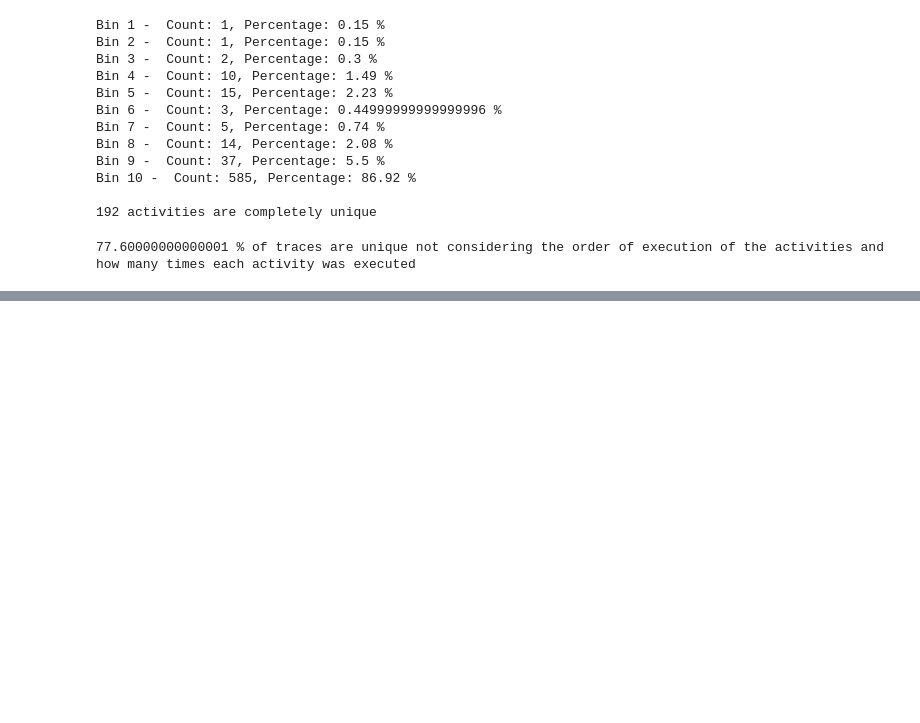
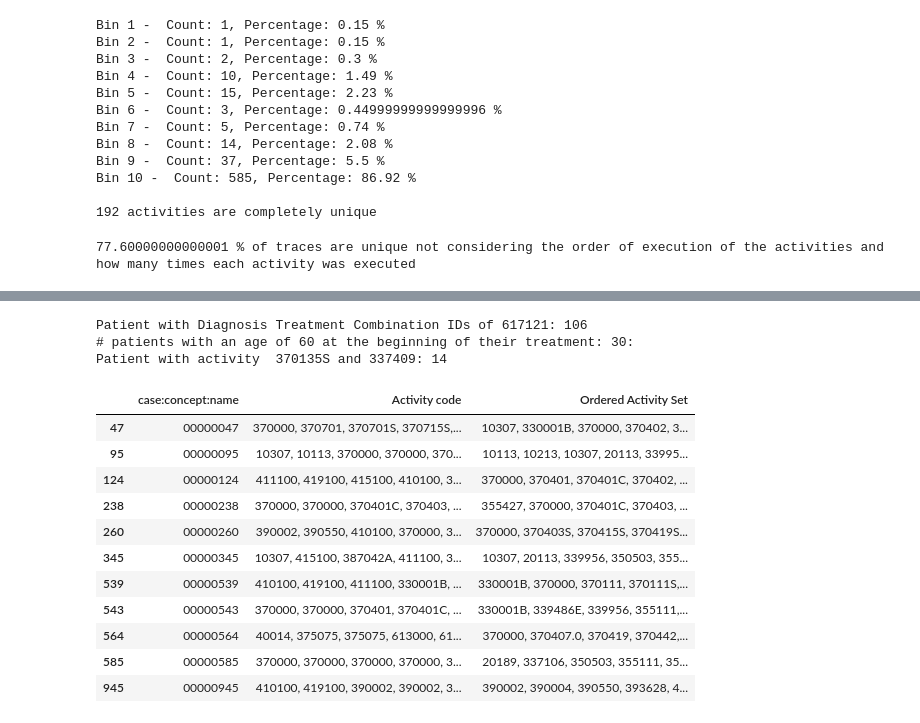
Before and after one commit to fahaerte/privacy_confidentiality_in_process_mining, a Jupyter notebook: Hospital_Log_Analysis.ipynb, the cells around one changed output, grey strips where cells are left out. Cells and saved outputs as stored; diff of their text form; code cells hidden in the pictures; blank space fills up the shorter version.

```diff
--- a/Hospital_Log_Analysis.ipynb
+++ b/Hospital_Log_Analysis.ipynb
@@ -364,0 +372,30 @@ case:concept:name
+# %%
+# Examples of linkage attacks
+age = 60
+diag_teat_combi_id = "617121"
+patient_identified_by_diag_treat_combi_id = event_log_case_specific[event_log_case_specific['Diagnosis Treatment Combination IDs'].str.contains(diag_teat_combi_id)].index.values[0]
+act_1 = '370135S'
+act_2 = '337409'
+patient_identified_by_activities = df_activites_per_case[df_activites_per_case['Activity code'].str.contains(act_1) & df_activites_per_case['Activity code'].str.contains(act_2)].index.values[0]
+print("Patient with Diagnosis Treatment Combination IDs of {}: {}".format(diag_teat_combi_id, patient_identified_by_diag_treat_combi_id)) # Uniqueness: 100%
+print("# patients with an age of 60 at the beginning of their treatment: {}: ". format(event_log_case_specific[event_log_case_specific['age'] == age].shape[0]))
+print("Patient with activity  {} and {}: {}".format(act_1, act_2, patient_identified_by_activities))
+# %% [output]
+Patient with Diagnosis Treatment Combination IDs of 617121: 106
+# patients with an age of 60 at the beginning of their treatment: 30:
+Patient with activity  370135S and 337409: 14
+# %%
+df_activites_per_case[(df_activites_per_case['Activity code'].str.contains(act_1))]
+# %% [output]
+|  | case:concept:name | Activity code | Ordered Activity Set |
+| 47 | 00000047 | 370000, 370701, 370701S, 370715S,... | 10307, 330001B, 370000, 370402, 3... |
+| 95 | 00000095 | 10307, 10113, 370000, 370000, 370... | 10113, 10213, 10307, 20113, 33995... |
+| 124 | 00000124 | 411100, 419100, 415100, 410100, 3... | 370000, 370401, 370401C, 370402, ... |
+| 238 | 00000238 | 370000, 370000, 370401C, 370403, ... | 355427, 370000, 370401C, 370403, ... |
+| 260 | 00000260 | 390002, 390550, 410100, 370000, 3... | 370000, 370403S, 370415S, 370419S... |
+| 345 | 00000345 | 10307, 415100, 387042A, 411100, 3... | 10307, 20113, 339956, 350503, 355... |
+| 539 | 00000539 | 410100, 419100, 411100, 330001B, ... | 330001B, 370000, 370111, 370111S,... |
+| 543 | 00000543 | 370000, 370000, 370401, 370401C, ... | 330001B, 339486E, 339956, 355111,... |
+| 564 | 00000564 | 40014, 375075, 375075, 613000, 61... | 370000, 370407.0, 370419, 370442,... |
+| 585 | 00000585 | 370000, 370000, 370000, 370000, 3... | 20189, 337106, 350503, 355111, 35... |
+| 945 | 00000945 | 410100, 419100, 390002, 390002, 3... | 390002, 390004, 390550, 393628, 4... |
```
Also changed, not shown: parts of 9 cells of this notebook.
